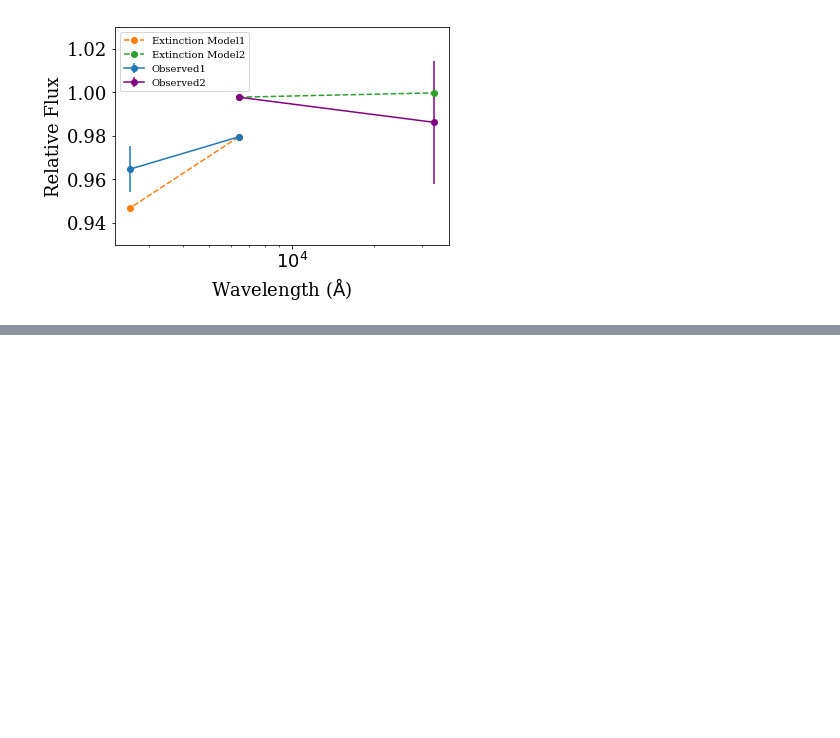
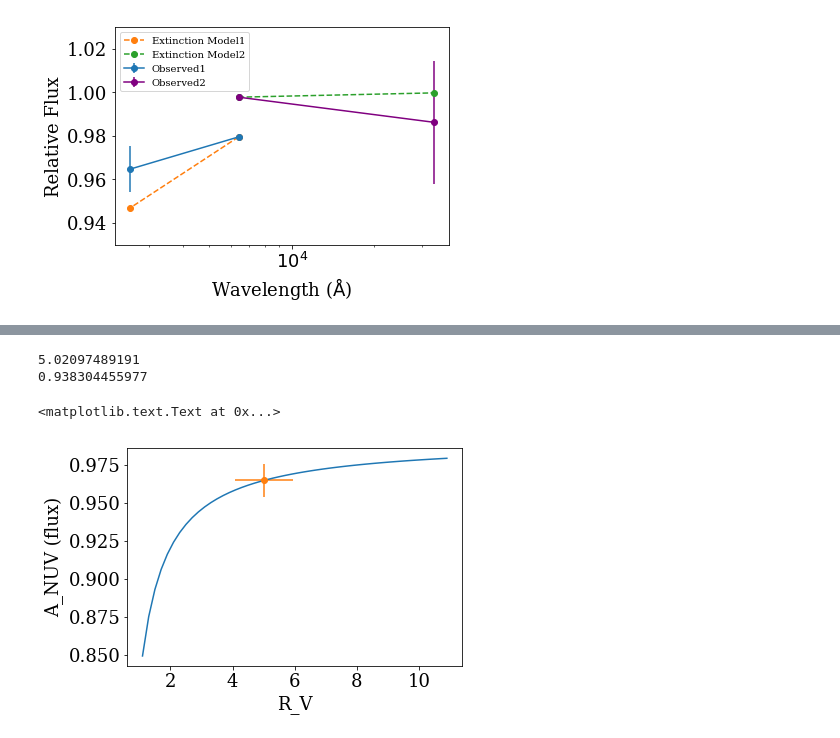
Before and after one commit to jradavenport/GALEX_Boyajian, a Jupyter notebook: explore.ipynb, the cells around one changed output, grey strips where cells are left out. Drawn from its saved outputs; the diff is of its cells as text; code cells hidden in the pictures; blank space fills up the shorter version.

```diff
--- a/explore.ipynb
+++ b/explore.ipynb
@@ -393,0 +449,19 @@ The procedure will be:
+# %%
+# Finally: at what R_V do we both match A_Kep (as above), and *now* A_NUV?
+
+RV_final = np.interp(gflux[1], ext_NUV, R_V_grid)
+print(RV_final)
+
+RV_err = np.mean(np.interp([gflux[1] + np.sqrt(np.sum(gerr**2)), gflux[1] - np.sqrt(np.sum(gerr**2))],
+                           ext_NUV, R_V_grid)) - RV_final
+print(RV_err)
+
+plt.plot(R_V_grid, ext_NUV)
+plt.errorbar(RV_final, gflux[1], yerr=np.sqrt(np.sum(gerr**2)), xerr=RV_err, marker='o')
+plt.xlabel('R_V')
+plt.ylabel('A_NUV (flux)')
+# %% [output]
+5.02097489191
+0.938304455977
+<matplotlib.text.Text at 0x...>
+[figure, added]
```
Also changed, not shown: parts of 4 cells of this notebook.
